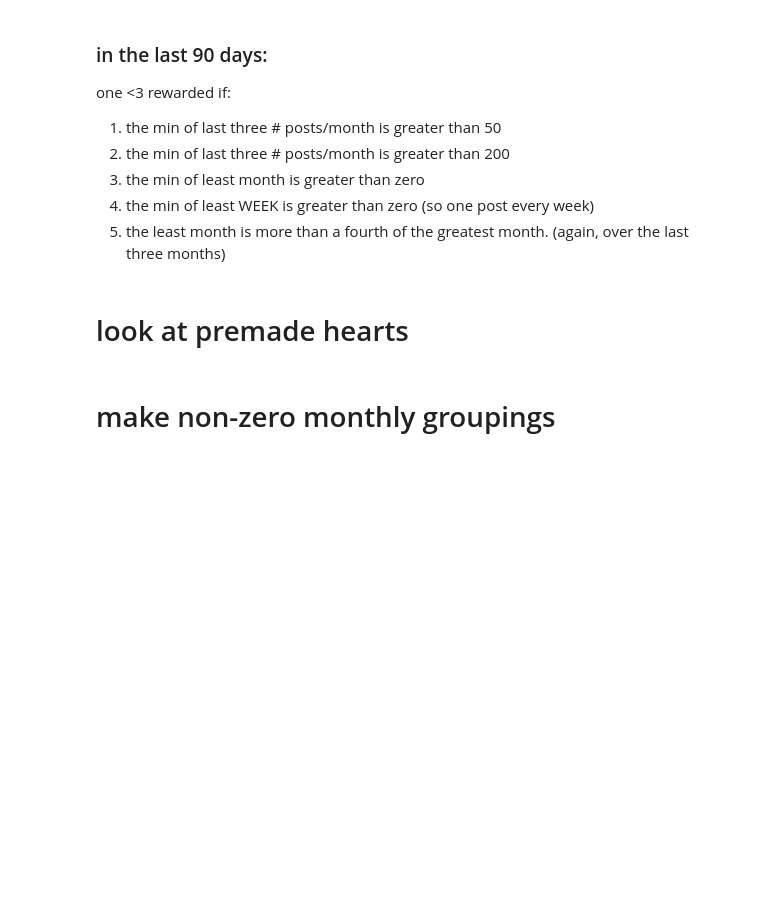
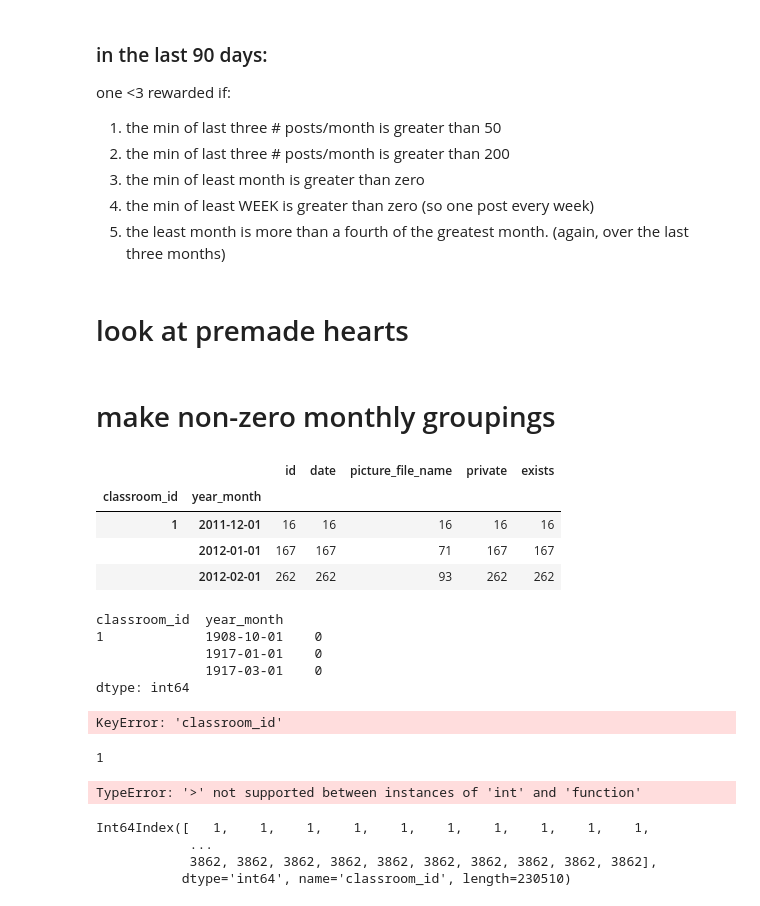
Before and after one commit to pgeurin/seniorskipday, a Jupyter notebook: src/eda.ipynb, the cells around one changed output. Saved outputs shown, nothing was run; the diff lists cells and outputs as text; code cells hidden in the pictures; blank space fills up the shorter version.

Commit message:
make sum zero month charts (I need non-zero charts)

```diff
--- a/src/eda.ipynb
+++ b/src/eda.ipynb
@@ -557,7 +557,13 @@ plot_hearts(hearts_merged_cleaned_date)
 # make non-zero monthly groupings
 # %%
 posts['year_month'] = pd.to_datetime(posts['date']).map(lambda dt: dt.replace(day=1))
-posts.groupby(['classroom_id','year_month']).count()
+posts.groupby(['classroom_id','year_month']).count().head(3)
+# %% [output]
+|  |  | id | date | picture_file_name | private | exists |
+| classroom_id | year_month |  |  |  |  |  |
+| 1 | 2011-12-01 | 16 | 16 | 16 | 16 | 16 |
+|  | 2012-01-01 | 167 | 167 | 71 | 167 | 167 |
+|  | 2012-02-01 | 262 | 262 | 93 | 262 | 262 |
 # %%
 class_month_posts = posts.pivot_table(index='classroom_id',
                      columns='year_month',
@@ -566,0 +574,46 @@ class_month_posts = posts.pivot_table(index='classroom_id',
+# %%
+# pretty good so far, but I want those zeros
+class_month_posts = posts.pivot_table(index='year_month',
+                     columns='classroom_id',
+                     values='exists',
+                     fill_value=0,
+                     aggfunc='count').unstack()
+class_month_posts.head(3)
+# %% [output]
+classroom_id  year_month
+1             1908-10-01    0
+              1917-01-01    0
+              1917-03-01    0
+dtype: int64
+# %%
+for classroom_id in class_month_posts['classroom_id'].unique()[0:10]:
+    fig, ax = plt.subplots(2,1, figsize=(20,3))
+    ax.flatten()
+    ax[0].scatter(class_month_posts[class_month_posts['classroom_id']==classroom_id]['date'].values,class_month_posts[class_month_posts['classroom_id']==classroom_id]['exists'], s=1)
+    ax[1].plot(class_month_posts[class_month_posts['classroom_id']==classroom_id].sort_values('date')['date'],class_month_posts[class_month_posts['classroom_id']==classroom_id].sort_values('date')['exists']);
+    ax[0].set_title(f"Class {classroom_id} score")
+# %% [output]
+KeyError: 'classroom_id'
+# %%
+for classroom_id in list(class_month_posts.index.get_level_values(0).unique())[0:10]:
+    fig, ax = plt.subplots(2,1, figsize=(20,3))
+    ax.flatten()
+    print(classroom_id)
+    dates = np.array(class_month_posts[classroom_id].index)
+    current_monthly_posts = class_month_posts[classroom_id].values
+    recent_dates = dates[dates>pd.to_datetime]
+    ax[0].scatter(dates, current_monthly_posts, s=1)
+    ax[1].plot(dates, current_monthly_posts)
+
+#     ax[1].plot(class_month_posts[class_month_posts['classroom_id']==classroom_id].sort_values('date')['date'],class_month_posts[class_month_posts['classroom_id']==classroom_id].sort_values('date'));
+    ax[0].set_title(f"Class {classroom_id} score")
+# %% [output]
+1
+TypeError: '>' not supported between instances of 'int' and 'function'
+# %%
+class_month_posts.index.get_level_values(0)
+# %% [output]
+Int64Index([   1,    1,    1,    1,    1,    1,    1,    1,    1,    1,
+            ...
+            3862, 3862, 3862, 3862, 3862, 3862, 3862, 3862, 3862, 3862],
+           dtype='int64', name='classroom_id', length=230510)
```
Also changed, not shown: parts of 1 cell of this notebook.
